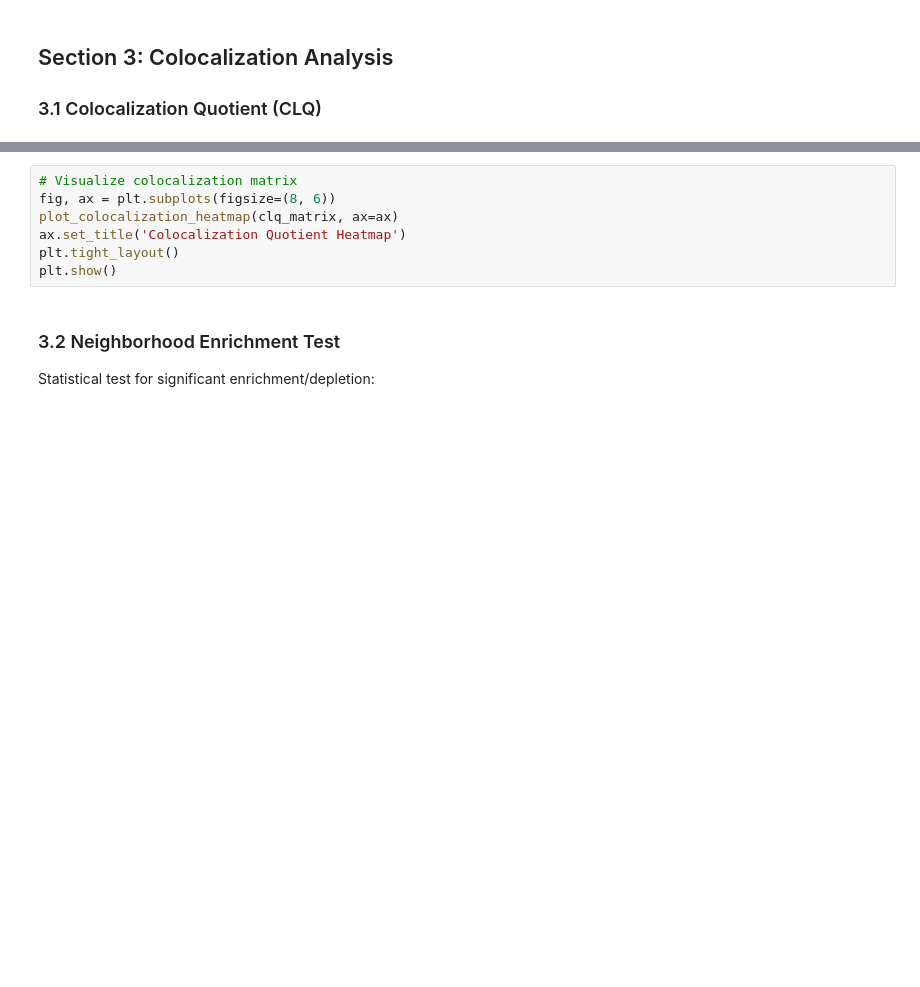
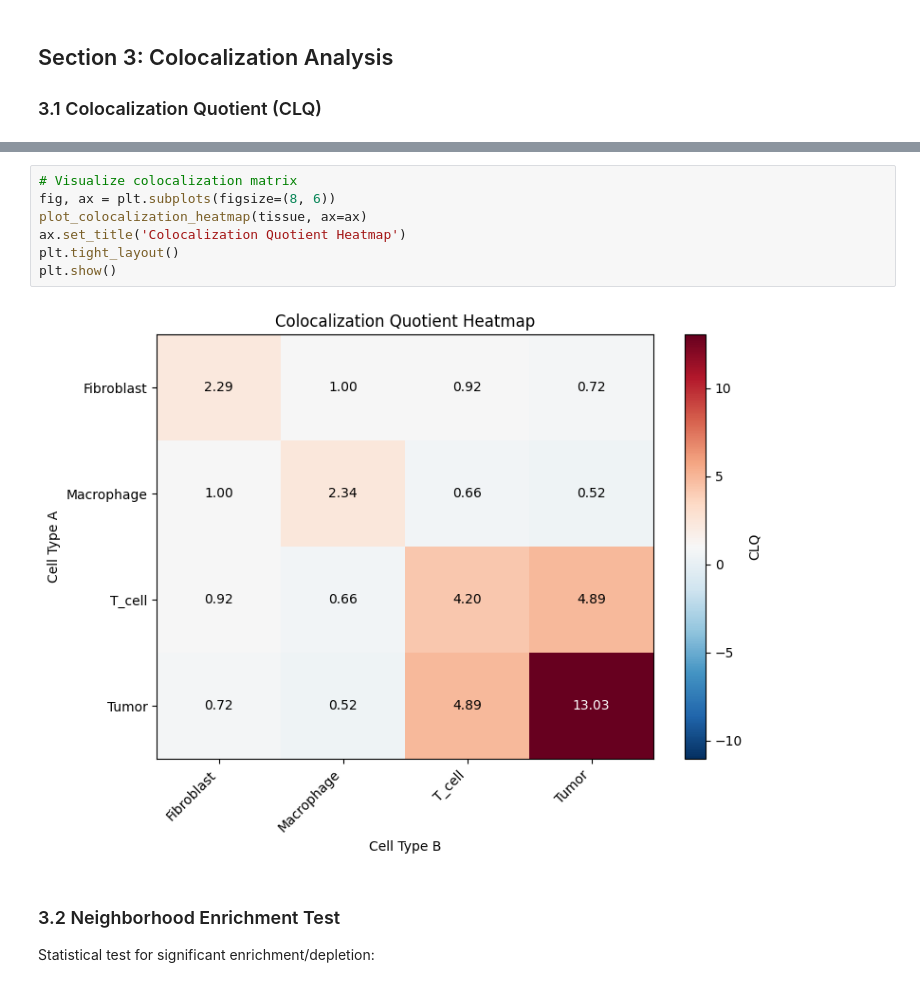
Before and after one commit to emcramer/spatialtissuepy, a Jupyter notebook: docs/tutorials/04_statistics.ipynb, the cells around one changed output, grey strips where cells are left out. Saved outputs shown, nothing was run; the diff lists cells and outputs as text; blank space fills up the shorter version.

```diff
--- a/docs/tutorials/04_statistics.ipynb
+++ b/docs/tutorials/04_statistics.ipynb
@@ -251,10 +283,12 @@ print("  CLQ < 1: Repulsion (found together less than expected)")
 # %%
 # Visualize colocalization matrix
 fig, ax = plt.subplots(figsize=(8, 6))
-plot_colocalization_heatmap(clq_matrix, ax=ax)
+plot_colocalization_heatmap(tissue, ax=ax)
 ax.set_title('Colocalization Quotient Heatmap')
 plt.tight_layout()
 plt.show()
+# %% [output]
+[figure, added]
 # %% [markdown]
 ### 3.2 Neighborhood Enrichment Test
 
```
Also changed, not shown: parts of 12 cells of this notebook, 12 other files.
